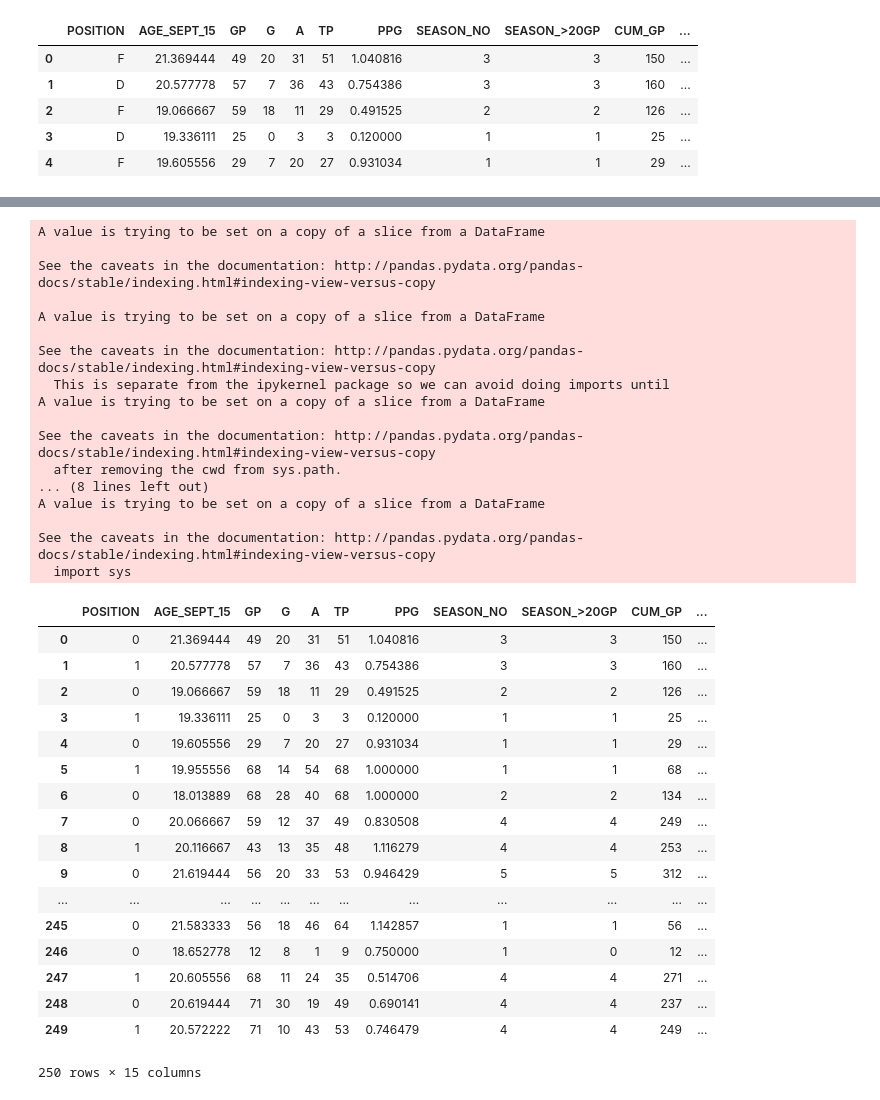
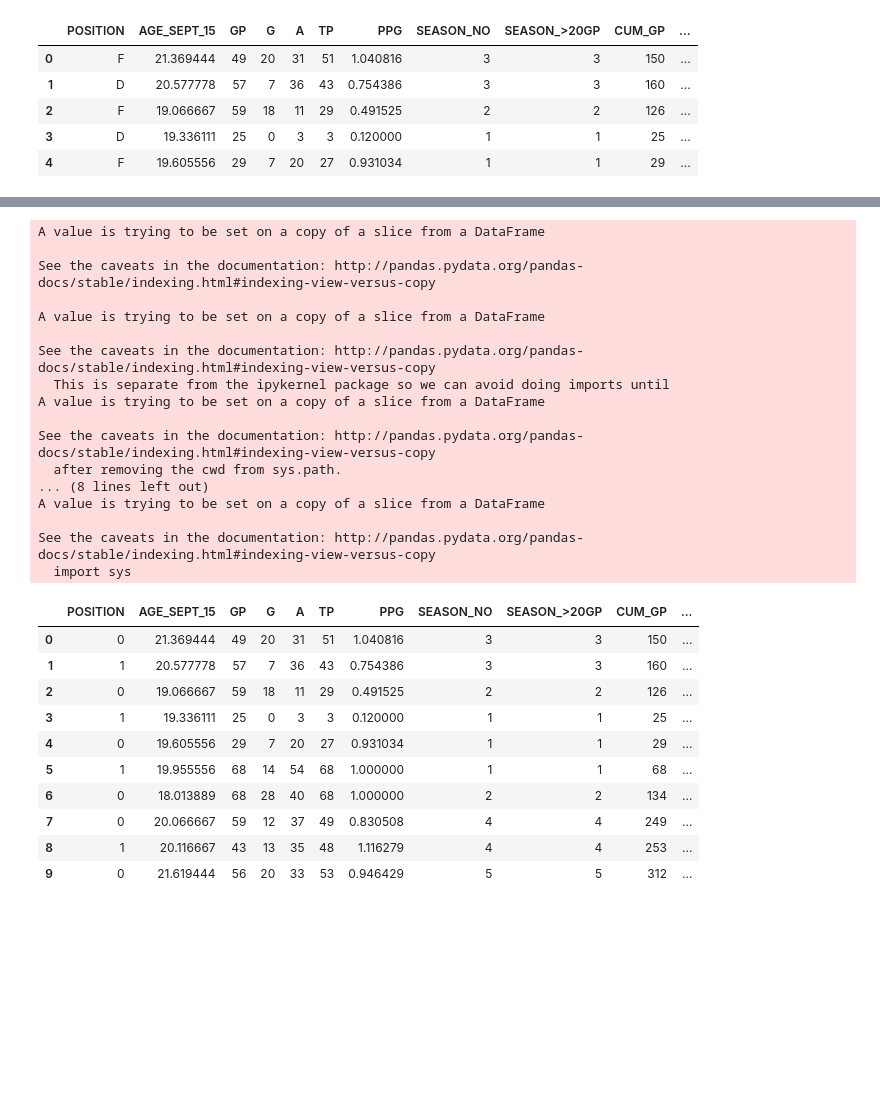
Before and after one commit to kstradinger/Junior-Hockey-Analysis, a Jupyter notebook: Decision_tree_drafted.ipynb, the cells around one changed output, grey strips where cells are left out. Cells and saved outputs as stored; diff of their text form; code cells hidden in the pictures; blank space fills up the shorter version.

```diff
--- a/Decision_tree_drafted.ipynb
+++ b/Decision_tree_drafted.ipynb
@@ -80,40 +71,33 @@ df.DY_STATUS[df.DY_STATUS == 'DY'] = 2
 df.DY_STATUS[df.DY_STATUS == 'DY+1'] = 3
 df.DY_STATUS[df.DY_STATUS == 'DY+2'] = 4
 df.DY_STATUS[df.DY_STATUS == 'DY+3'] = 5
-df.head(250)
+df.head(10)
 # %% [output]
 A value is trying to be set on a copy of a slice from a DataFrame
 
 See the caveats in the documentation: http://pandas.pydata.org/pandas-docs/stable/indexing.html#indexing-view-versus-copy
 
 A value is trying to be set on a copy of a slice from a DataFrame
 
 See the caveats in the documentation: http://pandas.pydata.org/pandas-docs/stable/indexing.html#indexing-view-versus-copy
   This is separate from the ipykernel package so we can avoid doing imports until
 A value is trying to be set on a copy of a slice from a DataFrame
 
 See the caveats in the documentation: http://pandas.pydata.org/pandas-docs/stable/indexing.html#indexing-view-versus-copy
   after removing the cwd from sys.path.
 ... (8 lines left out)
 A value is trying to be set on a copy of a slice from a DataFrame
 
 See the caveats in the documentation: http://pandas.pydata.org/pandas-docs/stable/indexing.html#indexing-view-versus-copy
   import sys
 |  | POSITION | AGE_SEPT_15 | GP | G | A | TP | PPG | SEASON_NO | SEASON_>20GP | CUM_GP | ... |
 | 0 | 0 | 21.369444 | 49 | 20 | 31 | 51 | 1.040816 | 3 | 3 | 150 | ... |
 | 1 | 1 | 20.577778 | 57 | 7 | 36 | 43 | 0.754386 | 3 | 3 | 160 | ... |
 | 2 | 0 | 19.066667 | 59 | 18 | 11 | 29 | 0.491525 | 2 | 2 | 126 | ... |
 | 3 | 1 | 19.336111 | 25 | 0 | 3 | 3 | 0.120000 | 1 | 1 | 25 | ... |
 | 4 | 0 | 19.605556 | 29 | 7 | 20 | 27 | 0.931034 | 1 | 1 | 29 | ... |
 | 5 | 1 | 19.955556 | 68 | 14 | 54 | 68 | 1.000000 | 1 | 1 | 68 | ... |
 | 6 | 0 | 18.013889 | 68 | 28 | 40 | 68 | 1.000000 | 2 | 2 | 134 | ... |
 | 7 | 0 | 20.066667 | 59 | 12 | 37 | 49 | 0.830508 | 4 | 4 | 249 | ... |
 | 8 | 1 | 20.116667 | 43 | 13 | 35 | 48 | 1.116279 | 4 | 4 | 253 | ... |
 | 9 | 0 | 21.619444 | 56 | 20 | 33 | 53 | 0.946429 | 5 | 5 | 312 | ... |
-| ... | ... | ... | ... | ... | ... | ... | ... | ... | ... | ... | ... |
-| 245 | 0 | 21.583333 | 56 | 18 | 46 | 64 | 1.142857 | 1 | 1 | 56 | ... |
-| 246 | 0 | 18.652778 | 12 | 8 | 1 | 9 | 0.750000 | 1 | 0 | 12 | ... |
-| 247 | 1 | 20.605556 | 68 | 11 | 24 | 35 | 0.514706 | 4 | 4 | 271 | ... |
-| 248 | 0 | 20.619444 | 71 | 30 | 19 | 49 | 0.690141 | 4 | 4 | 237 | ... |
-| 249 | 1 | 20.572222 | 71 | 10 | 43 | 53 | 0.746479 | 4 | 4 | 249 | ... |
-250 rows × 15 columns
```
Also changed, not shown: parts of 6 cells of this notebook.
